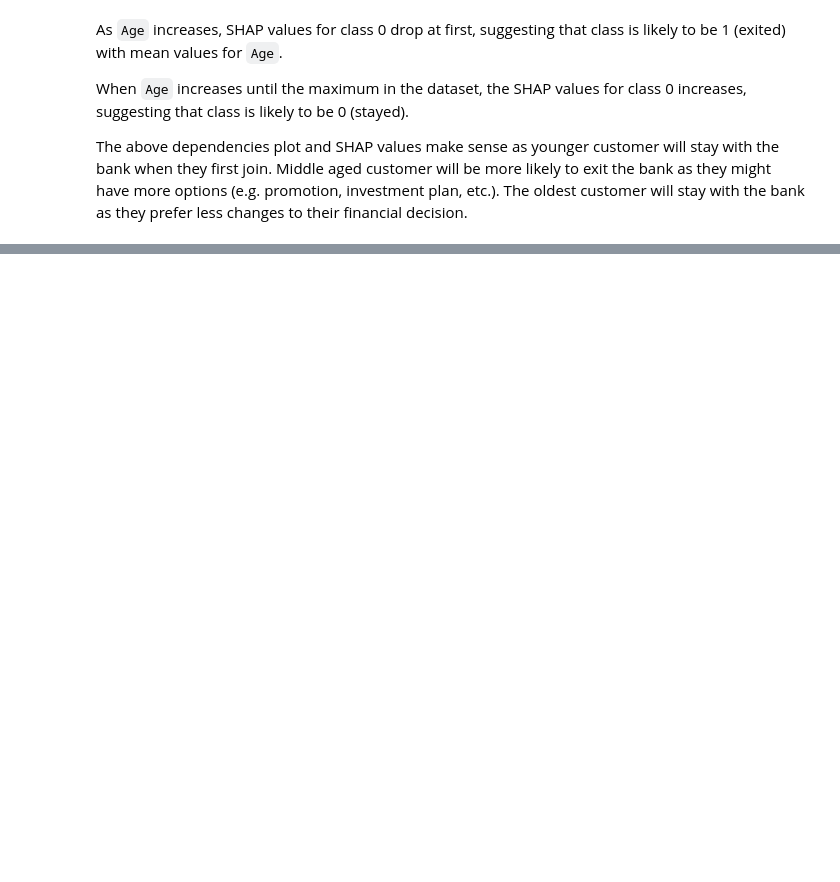
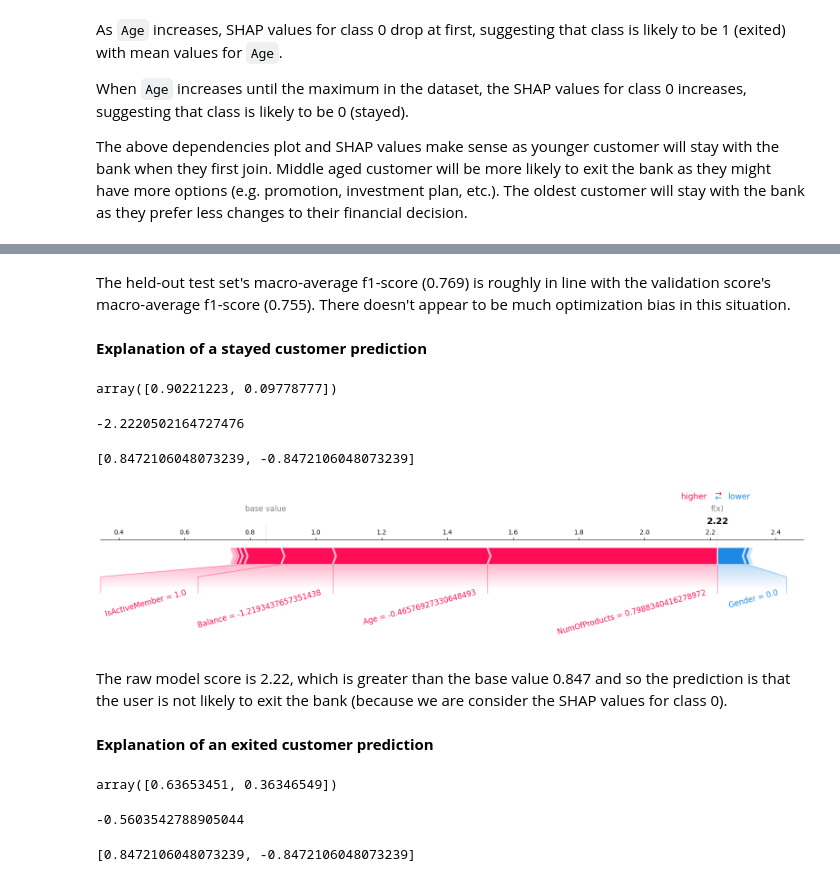
Before and after one commit to caesarw0/churn-prediction, a Jupyter notebook: churn_prediction.ipynb, the cells around one changed output, grey strips where cells are left out. Drawn from its saved outputs; the diff is of its cells as text; code cells hidden in the pictures; blank space fills up the shorter version.

```diff
--- a/churn_prediction.ipynb
+++ b/churn_prediction.ipynb
@@ -920,0 +1014,50 @@ shap.summary_plot(lgbm_shap_values[0], X_train_enc)
+# %% [markdown]
+The held-out test set's macro-average f1-score (0.769) is roughly in line with the validation score's macro-average f1-score (0.755). There doesn't appear to be much optimization bias in this situation.
+# %%
+# get indices of stayed, exited customer
+y_test_reset = y_test.reset_index(drop=True)
+stay_ind = y_test_reset[y_test_reset == 0].index.tolist()
+exit_ind = y_test_reset[y_test_reset == 1].index.tolist()
+
+ex_stay_index = stay_ind[0]
+ex_exit_index = exit_ind[0]
+# %% [markdown]
+**Explanation of a stayed customer prediction**
+# %%
+lgbm_tuned.predict_proba(X_test_enc)[ex_stay_index]
+# %% [output]
+array([0.90221223, 0.09778777])
+# %%
+lgbm_tuned.predict(X_test_enc, raw_score=True)[ex_stay_index]
+# %% [output]
+-2.2220502164727476
+# %%
+lgbm_explainer.expected_value
+# %% [output]
+[0.8472106048073239, -0.8472106048073239]
+# %%
+shap.force_plot(
+    lgbm_explainer.expected_value[0],
+    test_lgbm_shap_values[0][ex_stay_index, :],
+    X_test_enc.iloc[ex_stay_index, :],
+    matplotlib=True,
+    text_rotation=15
+)
+# %% [output]
+[figure, added]
+# %% [markdown]
+The raw model score is 2.22, which is greater than the base value 0.847 and so the prediction is that the user is not likely to exit the bank (because we are consider the SHAP values for class 0).
+# %% [markdown]
+**Explanation of an exited customer prediction**
+# %%
+lgbm_tuned.predict_proba(X_test_enc)[ex_exit_index]
+# %% [output]
+array([0.63653451, 0.36346549])
+# %%
+lgbm_tuned.predict(X_test_enc, raw_score=True)[ex_exit_index]
+# %% [output]
+-0.5603542788905044
+# %%
+lgbm_explainer.expected_value
+# %% [output]
+[0.8472106048073239, -0.8472106048073239]
```
Also changed, not shown: parts of 34 cells of this notebook.
